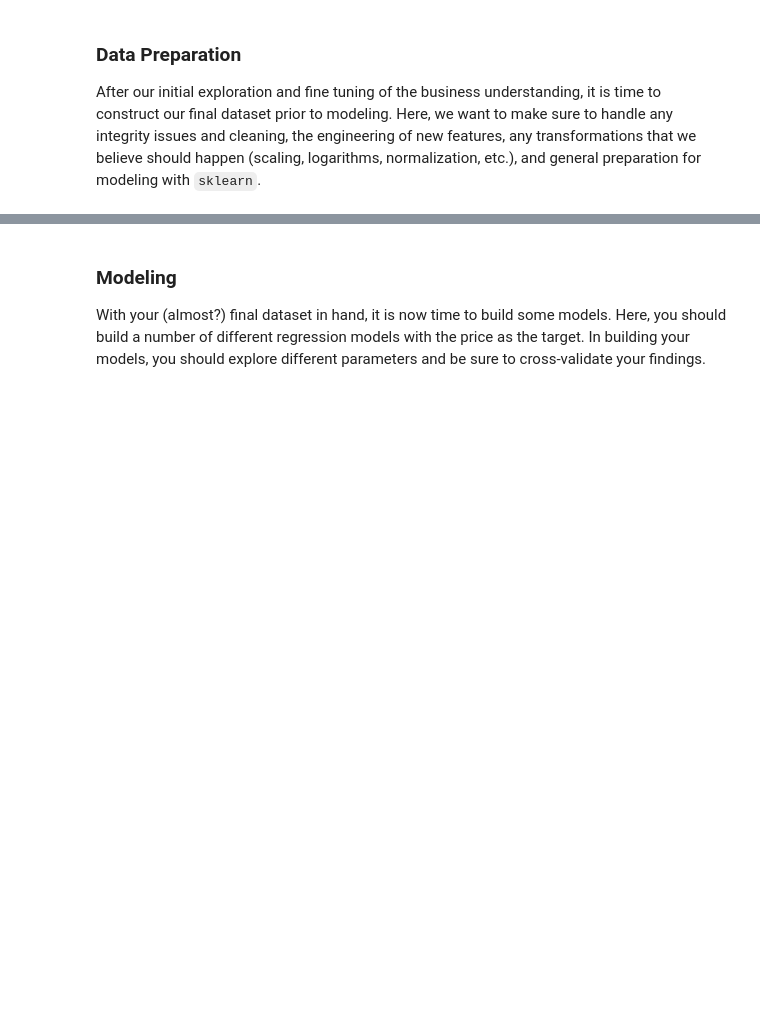
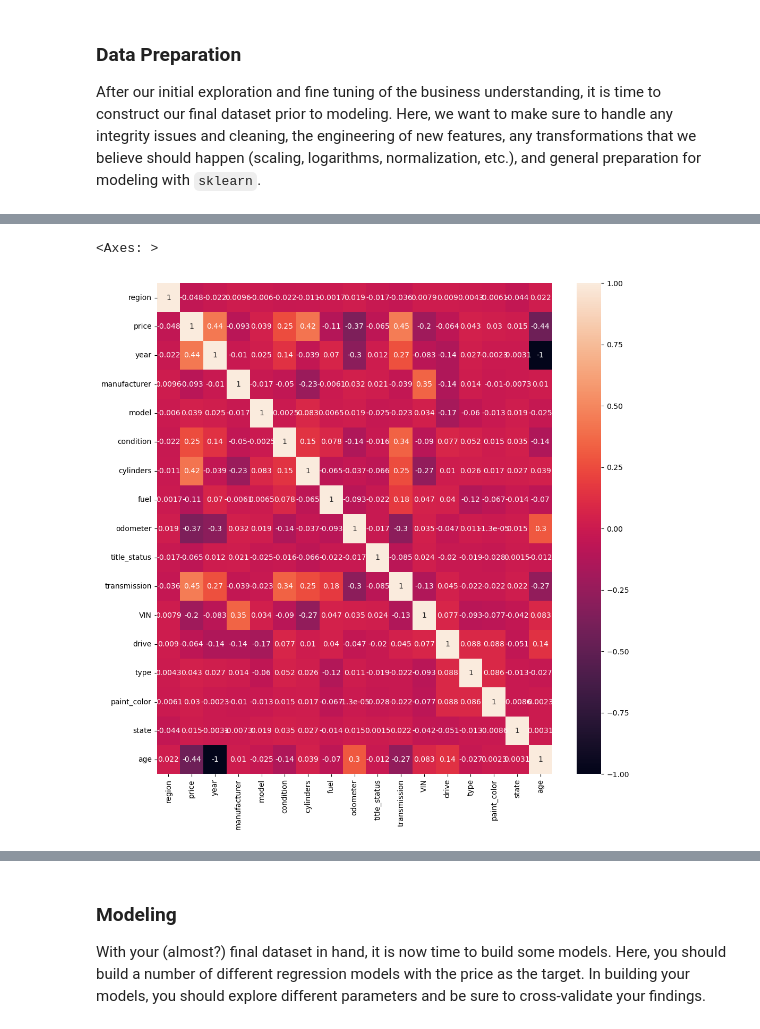
Before and after one commit to ngratzi/car_analysis, a Jupyter notebook: prompt_II.ipynb, the cells around one changed output, grey strips where cells are left out. Drawn from its saved outputs; the diff is of its cells as text; code cells hidden in the pictures; blank space fills up the shorter version.

```diff
--- a/prompt_II.ipynb
+++ b/prompt_II.ipynb
@@ -188,7 +250,7 @@ The data contains state codes from the USA, therfore I will assume this data is
 
 After our initial exploration and fine tuning of the business understanding, it is time to construct our final dataset prior to modeling.  Here, we want to make sure to handle any integrity issues and cleaning, the engineering of new features, any transformations that we believe should happen (scaling, logarithms, normalization, etc.), and general preparation for modeling with `sklearn`.
 # %%
-df = df[[
+df_clean = df[[
     # Commenting out id
     # 'id',
     'region',
@@ -820,0 +274,23 @@ df.head()
+# %%
+# 71% of size is missing
+df_clean.drop('size', axis=1, inplace=True)
+
+# Drop all rows containing a null value
+df_clean.dropna(inplace=True)
+
+# Drop Duplicates
+df_clean.drop_duplicates(inplace=True)
+
+# Create age of car
+df_clean['year'] = df_clean['year'].astype(int)
+df_clean['age'] = 2023 - df_clean['year']
+
+# Price of 0 is pointless to consider
+df_clean = df_clean[df_clean['price'] != 0]
+# %%
+df_labeled = df_clean.copy()
+
+for column in df_labeled.select_dtypes(exclude='number'):
+    df_labeled[column] = LabelEncoder().fit_transform(df_labeled[column])
+
+df_labeled
@@ -820,0 +323,7 @@ df.head()
+# %%
+df_labeled.corr()
+plt.figure(figsize=(12,12))
+sns.heatmap(df_labeled.corr(), annot=True)
+# %% [output]
+<Axes: >
+[figure, added]
```
Also changed, not shown: parts of 70 cells of this notebook.
